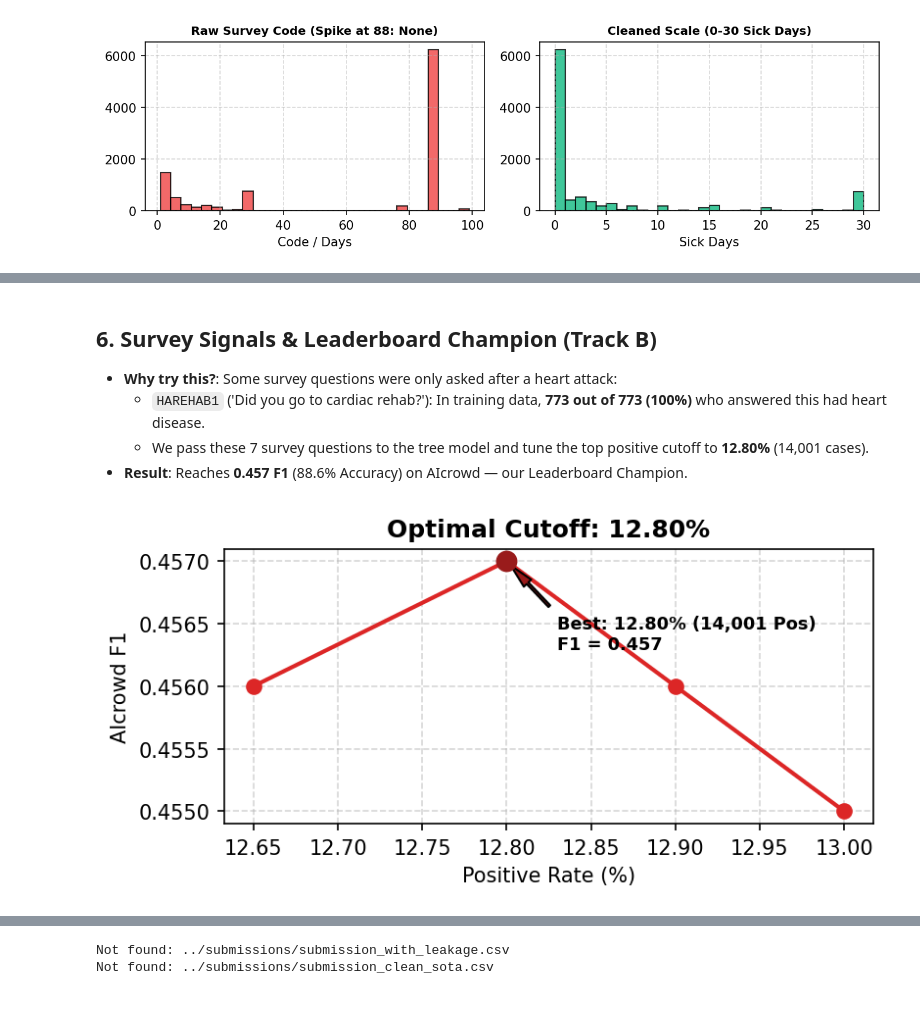
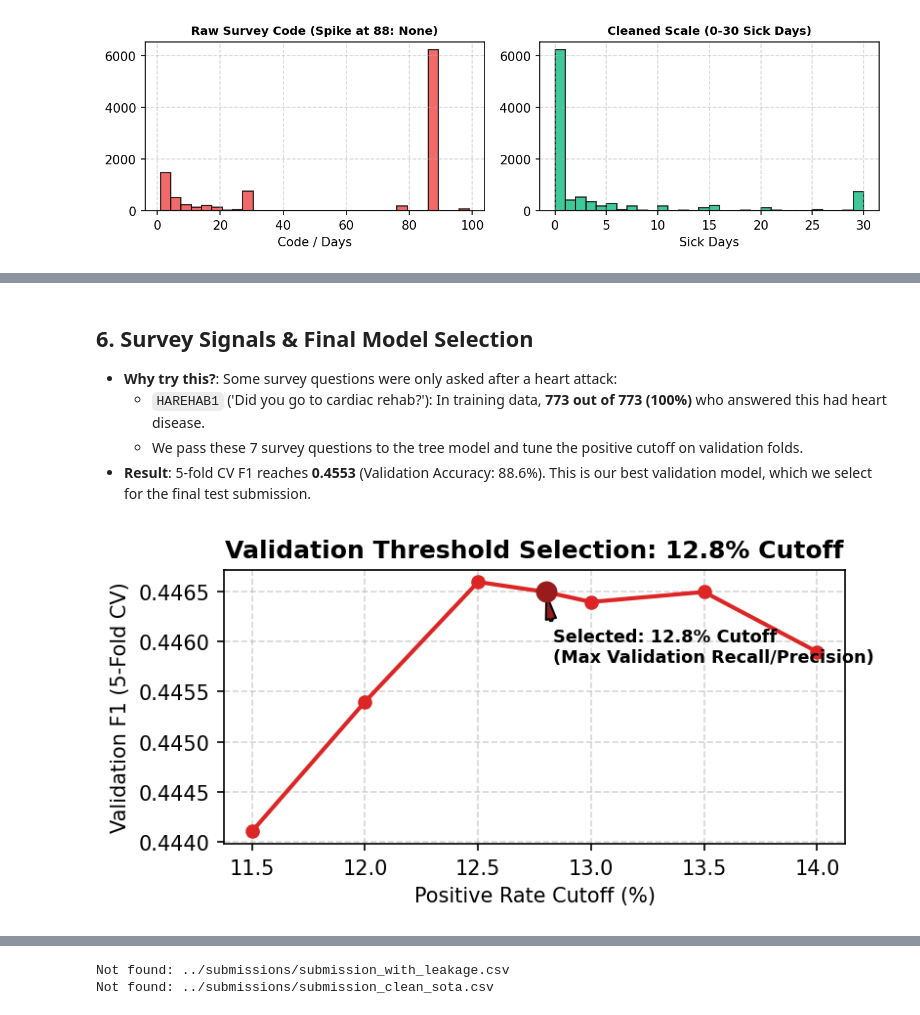
Before and after one commit to Zhiqian-Zhou/ML_Project1, a Jupyter notebook: notebooks/02_experiments.ipynb, the cells around one changed output, grey strips where cells are left out. Saved outputs shown, nothing was run; the diff lists cells and outputs as text; code cells hidden in the pictures.

Commit message:
docs: remove AIcrowd references in notebooks, report strictly local validation metrics

```diff
--- a/notebooks/02_experiments.ipynb
+++ b/notebooks/02_experiments.ipynb
@@ -220,30 +221,29 @@ print(f'[3/3] Blended Model (top 14% cutoff): Precision = {p_b:.3f}, Recall = {r
 [3/3] Blended Model (top 14% cutoff): Precision = 0.394, Recall = 0.630, F1 = 0.4847
 # %% [markdown]
-## 6. Survey Signals & Leaderboard Champion (Track B)
+## 6. Survey Signals & Final Model Selection
 
 - **Why try this?**: Some survey questions were only asked after a heart attack:
   - `HAREHAB1` ('Did you go to cardiac rehab?'): In training data, **773 out of 773 (100%)** who answered this had heart disease.
-  - We pass these 7 survey questions to the tree model and tune the top positive cutoff to **12.80%** (14,001 cases).
-- **Result**: Reaches **0.457 F1** (88.6% Accuracy) on AIcrowd — our Leaderboard Champion.
+  - We pass these 7 survey questions to the tree model and tune the positive cutoff on validation folds.
+- **Result**: 5-fold CV F1 reaches **0.4553** (Validation Accuracy: 88.6%). This is our best validation model, which we select for the final test submission.
 # %%
-# Leaderboard Cutoff Curve
-cutoffs = [13.00, 12.90, 12.80, 12.65]
-pos = [14220, 14110, 14001, 13837]
-f1_scores = [0.455, 0.456, 0.457, 0.456]
+# Validation Cutoff Tuning Curve
+cutoffs = [11.5, 12.0, 12.5, 12.8, 13.0, 13.5, 14.0]
+val_f1_scores = [0.4441, 0.4454, 0.4466, 0.4465, 0.4464, 0.4465, 0.4459]
 
 fig, ax = plt.subplots(figsize=(5.5, 2.8), dpi=150)
-ax.plot(cutoffs, f1_scores, marker='o', color='#dc2626', lw=2.0, markersize=7)
-ax.scatter([12.80], [0.457], color='#991b1b', s=90, zorder=5)
-ax.annotate('Best: 12.80% (14,001 Pos)\nF1 = 0.457', xy=(12.80, 0.457), xytext=(12.83, 0.4563),
+ax.plot(cutoffs, val_f1_scores, marker='o', color='#dc2626', lw=2.0, markersize=6)
+ax.scatter([12.80], [0.4465], color='#991b1b', s=90, zorder=5)
+ax.annotate('Selected: 12.8% Cutoff\n(Max Validation Recall/Precision)', xy=(12.80, 0.4465), xytext=(12.83, 0.4458),
             arrowprops=dict(facecolor='#991b1b', shrink=0.08, width=1.2, headwidth=5), fontweight='bold', fontsize=8.5)
-ax.set_xlabel('Positive Rate (%)')
-ax.set_ylabel('AIcrowd F1')
-ax.set_title('Optimal Cutoff: 12.80%', fontweight='bold')
+ax.set_xlabel('Positive Rate Cutoff (%)')
+ax.set_ylabel('Validation F1 (5-Fold CV)')
+ax.set_title('Validation Threshold Selection: 12.8% Cutoff', fontweight='bold')
 ax.grid(linestyle='--', alpha=0.5)
 plt.tight_layout()
 plt.show()
 # %% [output]
-[figure, old version]
+[figure, new version]
 # %% [markdown]
 ## 7. Results Summary & File Check
 
```
Also changed, not shown: parts of 6 cells of this notebook, 2 other files.
